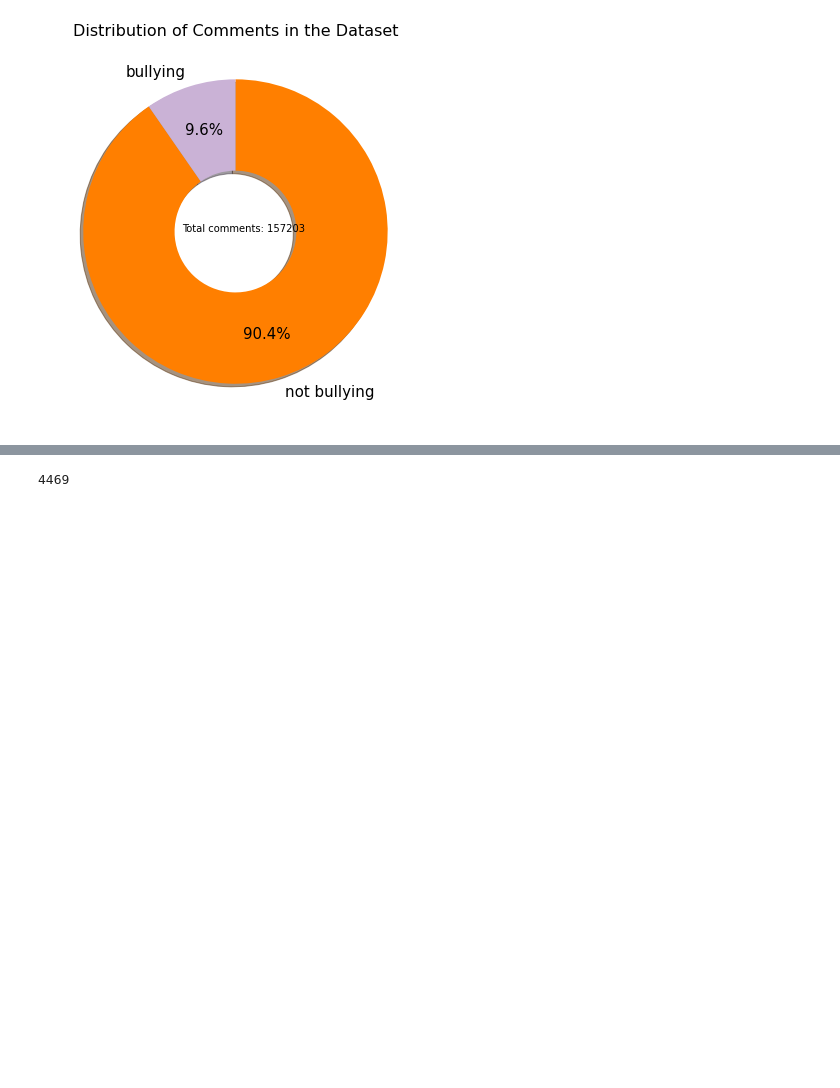
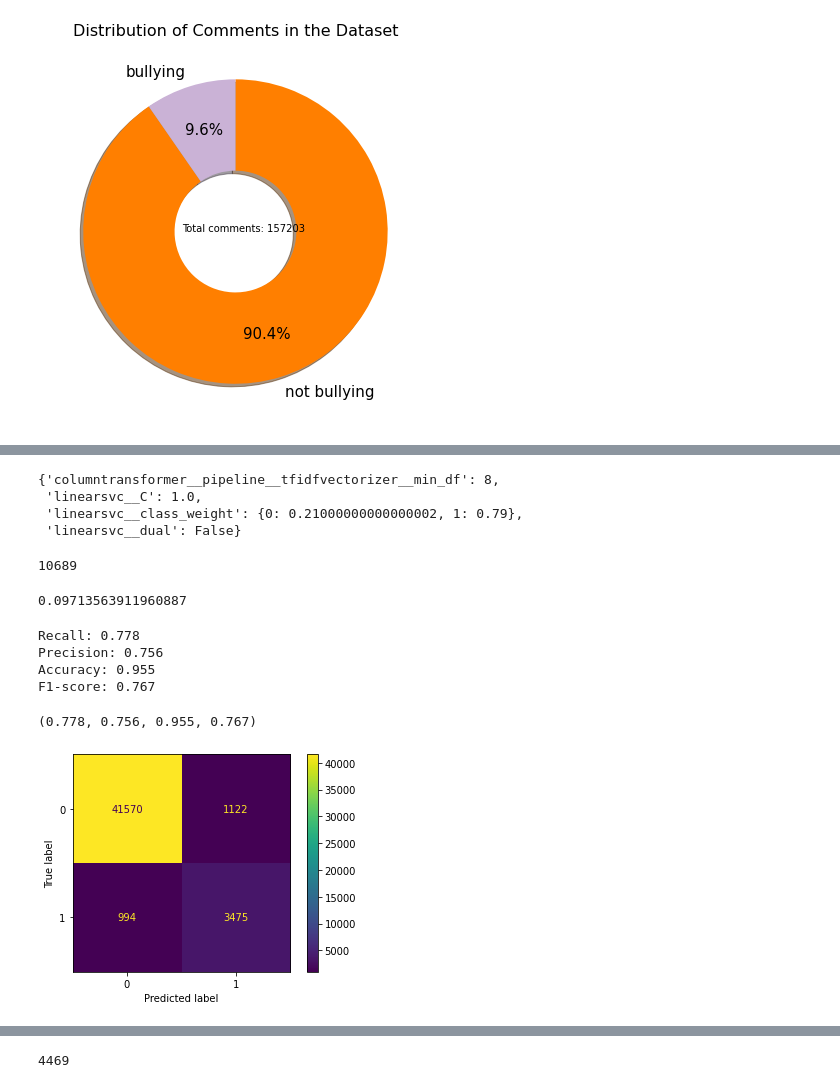
Before and after one commit to juanpedrobesenyi/cyberbullying, a Jupyter notebook: notebooks/pjcopado/machine_learning_model_tunned.ipynb, the cells around one changed output, grey strips where cells are left out. Drawn from its saved outputs; the diff is of its cells as text; code cells hidden in the pictures; blank space fills up the shorter version.

```diff
--- a/notebooks/pjcopado/machine_learning_model_tunned.ipynb
+++ b/notebooks/pjcopado/machine_learning_model_tunned.ipynb
@@ -195,0 +419,28 @@ Pipeline(steps=[('columntransformer',
+# %%
+search.best_params_
+# %% [output]
+{'columntransformer__pipeline__tfidfvectorizer__min_df': 8,
+ 'linearsvc__C': 1.0,
+ 'linearsvc__class_weight': {0: 0.21000000000000002, 1: 0.79},
+ 'linearsvc__dual': False}
+# %%
+best_estimator = search.best_estimator_
+# %%
+y_pred = best_estimator.predict(X_test)
+# %%
+y_train.sum()
+# %% [output]
+10689
+# %%
+y_train.mean()
+# %% [output]
+0.09713563911960887
+# %%
+conf_mx_all(y_test, y_pred)
+# %% [output]
+Recall: 0.778
+Precision: 0.756
+Accuracy: 0.955
+F1-score: 0.767
+(0.778, 0.756, 0.955, 0.767)
+[figure, added]
```
Also changed, not shown: parts of 62 cells of this notebook, 1 other file.
